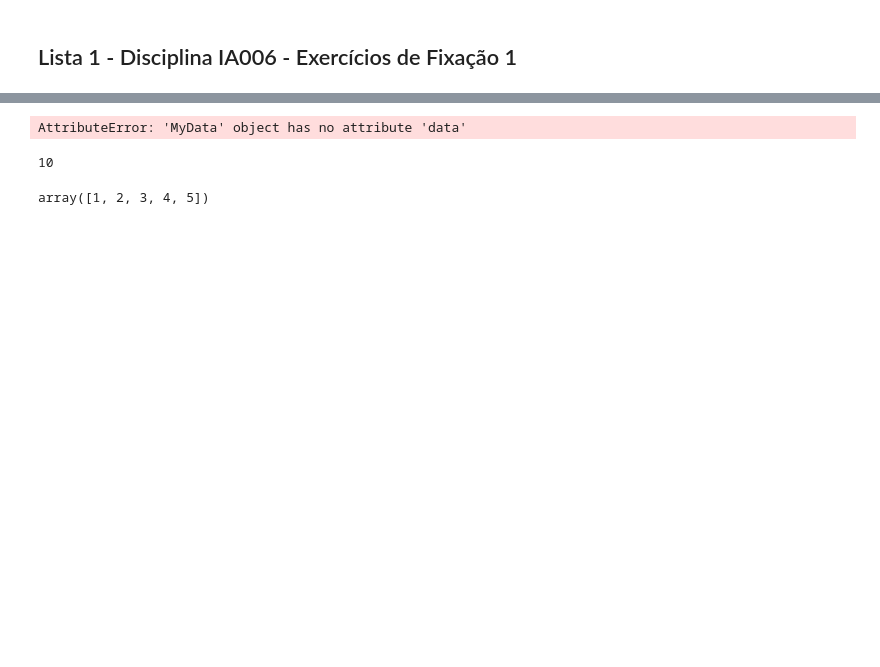
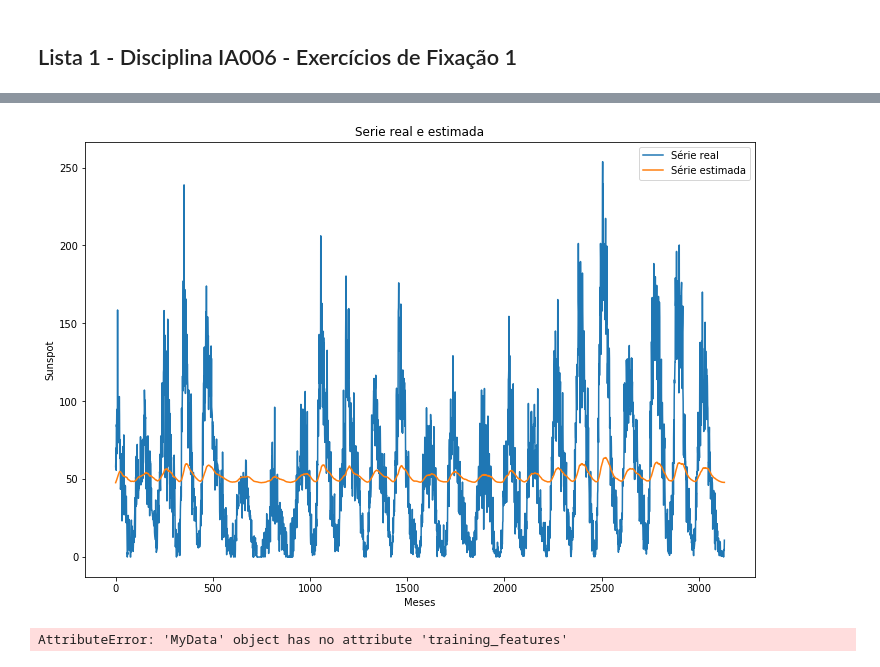
Before and after one commit to cerqueirajc/Machine-Learning-FEEC, a Jupyter notebook: notebooks/efc1.ipynb, the cells around one changed output, grey strips where cells are left out. Cells and saved outputs as stored; diff of their text form; code cells hidden in the pictures; blank space fills up the shorter version.

```diff
--- a/notebooks/efc1.ipynb
+++ b/notebooks/efc1.ipynb
@@ -5,4 +5,6 @@ import numpy as np
 import matplotlib.pyplot as plt
 
 %matplotlib inline
+# %%
+plt.rcParams['figure.figsize'] = (12.0, 8.0)
 # %%
@@ -55,16 +44,0 @@ SyntaxError: invalid syntax (<ipython-input-123-4a6c29213717>, line 11)
-# %%
-data = MyData(dt)
-# %% [output]
-AttributeError: 'MyData' object has no attribute 'data'
-# %%
-np.zeros((2,5)).flatten().shape[0]
-# %% [output]
-10
-# %%
-a=np.array([1,2,3,4,5])
-b=a*2
-b[:] = a
-b[1] = 0
-a
-# %% [output]
-array([1, 2, 3, 4, 5])
@@ -74,0 +101,24 @@ fea = test[:,:-1]
+# %%
+## Auxiliar functions
+
+def plot_realvsprediction(y_real, y_prediction, title=None):
+    plt.plot(y_real, label='Série real')
+    plt.plot(y_prediction, label='Série estimada')
+
+    plt.legend()
+    plt.xlabel('Meses')
+    plt.ylabel('Sunspot')
+    if (title != None):
+        plt.title(title)
+
+    plt.show()
+    return
+
+def rmse(y_real, y_pred):
+    e = np.sqrt(np.mean(np.square(y_real - y_pred)))
+    print('Erro quadrático médio do modelo: ', e)
+    return e
+
+plot_realvsprediction(y_real, y_predict, 'Serie real e estimada')
+# %% [output]
+[figure, added]
@@ -74,0 +127,12 @@ fea = test[:,:-1]
+# %%
+def unit_test():
+    model = LinearRegressor()
+    model.fit(dt.features, dt.training_label)
+    y_predict = model.transform(dt.training_features)
+    y_real = dt.training_label
+    mse = np.mean(np.power(y_real - y_predict, 2))
+    print(int(mse) == 239)
+    assert(int(mse) == 239)
+unit_test()
+# %% [output]
+AttributeError: 'MyData' object has no attribute 'training_features'
```
Also changed, not shown: parts of 11 cells of this notebook.
